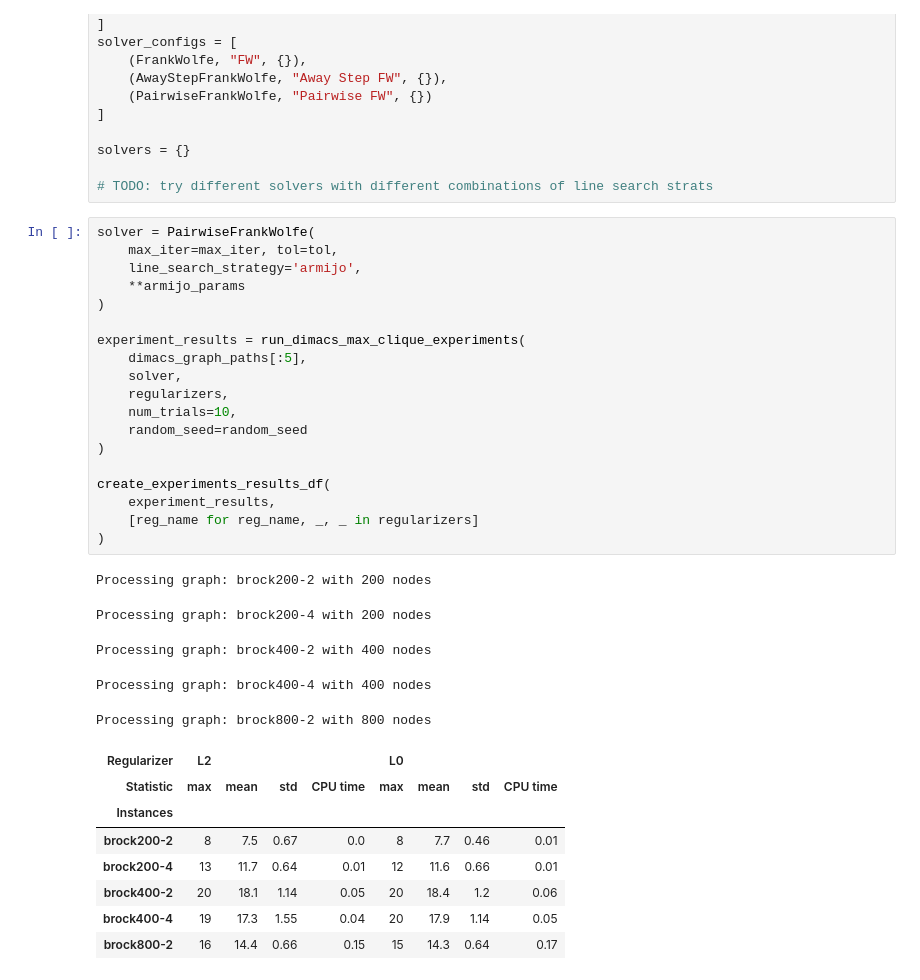
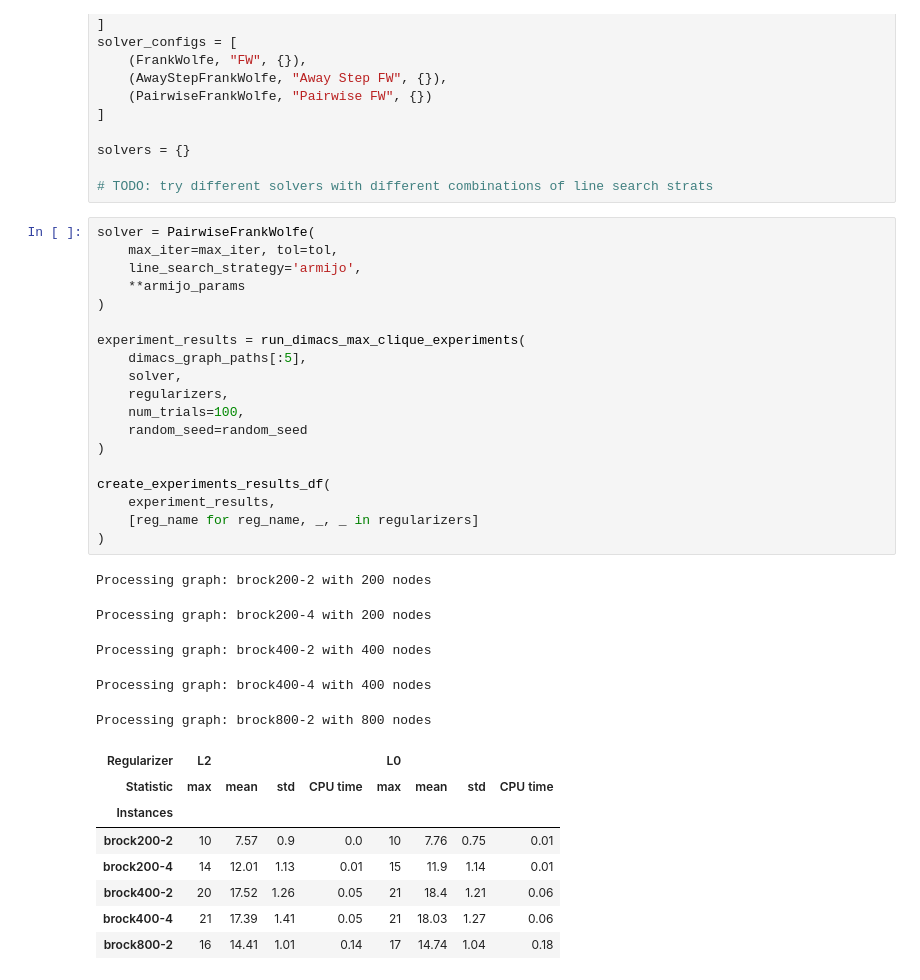
Before and after one commit to pavelihno/optimization-data-science, a Jupyter notebook: Project.ipynb, the cells around one changed output. Saved outputs shown, nothing was run; the diff lists cells and outputs as text.

```diff
--- a/Project.ipynb
+++ b/Project.ipynb
@@ -1074,33 +1077,33 @@ solvers = {}
 # %%
 solver = PairwiseFrankWolfe(
     max_iter=max_iter, tol=tol,
     line_search_strategy='armijo',
     **armijo_params
 )
 
 experiment_results = run_dimacs_max_clique_experiments(
     dimacs_graph_paths[:5],
     solver,
     regularizers,
-    num_trials=10,
+    num_trials=100,
     random_seed=random_seed
 )
 
 create_experiments_results_df(
     experiment_results,
     [reg_name for reg_name, _, _ in regularizers]
 )
 # %% [output]
 Processing graph: brock200-2 with 200 nodes
 Processing graph: brock200-4 with 200 nodes
 Processing graph: brock400-2 with 400 nodes
 Processing graph: brock400-4 with 400 nodes
 Processing graph: brock800-2 with 800 nodes
 | Regularizer | L2 |  |  |  | L0 |  |  |  |
 | Statistic | max | mean | std | CPU time | max | mean | std | CPU time |
 | Instances |  |  |  |  |  |  |  |  |
-| brock200-2 | 8 | 7.5 | 0.67 | 0.0 | 8 | 7.7 | 0.46 | 0.01 |
-| brock200-4 | 13 | 11.7 | 0.64 | 0.01 | 12 | 11.6 | 0.66 | 0.01 |
-| brock400-2 | 20 | 18.1 | 1.14 | 0.05 | 20 | 18.4 | 1.2 | 0.06 |
-| brock400-4 | 19 | 17.3 | 1.55 | 0.04 | 20 | 17.9 | 1.14 | 0.05 |
-| brock800-2 | 16 | 14.4 | 0.66 | 0.15 | 15 | 14.3 | 0.64 | 0.17 |
+| brock200-2 | 10 | 7.57 | 0.9 | 0.0 | 10 | 7.76 | 0.75 | 0.01 |
+| brock200-4 | 14 | 12.01 | 1.13 | 0.01 | 15 | 11.9 | 1.14 | 0.01 |
+| brock400-2 | 20 | 17.52 | 1.26 | 0.05 | 21 | 18.4 | 1.21 | 0.06 |
+| brock400-4 | 21 | 17.39 | 1.41 | 0.05 | 21 | 18.03 | 1.27 | 0.06 |
+| brock800-2 | 16 | 14.41 | 1.01 | 0.14 | 17 | 14.74 | 1.04 | 0.18 |
```
Also changed, not shown: parts of 1 cell of this notebook.
